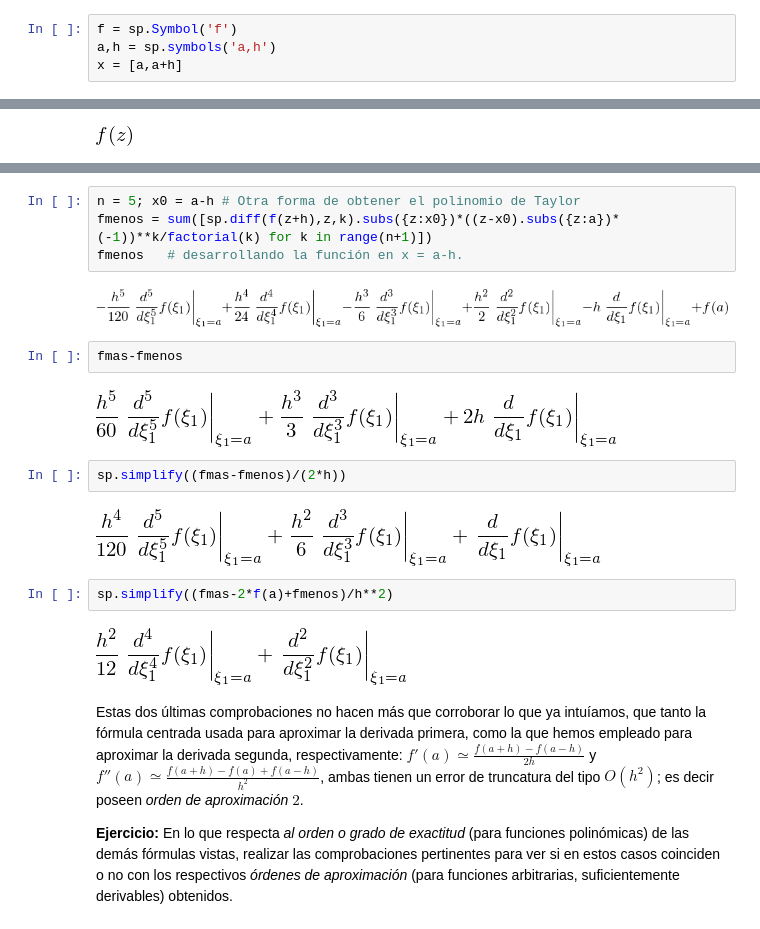
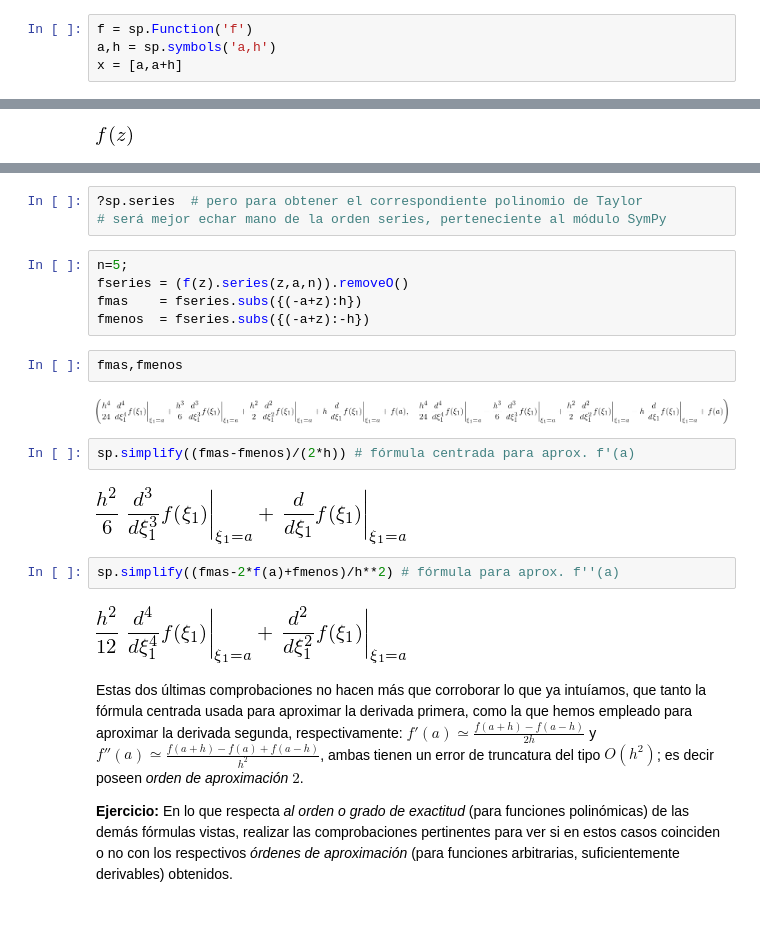
Before and after one commit to prodelas/TallerPythonUGR, a Jupyter notebook: PracticasNumerico/Práctica sobre Derivación e Integración Numérica.ipynb, the cells around one changed output, grey strips where cells are left out. Saved outputs shown, nothing was run; the diff lists cells and outputs as text.

```diff
--- a/PracticasNumerico/Práctica sobre Derivación e Integración Numérica.ipynb
+++ b/PracticasNumerico/Práctica sobre Derivación e Integración Numérica.ipynb
@@ -56,7 +56,7 @@ el punto $a$ y/o ciertos puntos cercanos a su derecha e/o izquierda, de la forma
 
 Las primeras fórmulas que vamos a obtener son las que utilizan los nodos $a$ y $a+h$, o $a-h$, para la derivada primera.
 # %%
-f = sp.Symbol('f')
+f = sp.Function('f')
 a,h = sp.symbols('a,h')
 x = [a,a+h]
 # %%
@@ -265,19 +252,21 @@ fmas   # desarrollando la función en x = a+h.
-# %%
-n = 5; x0 = a-h # Otra forma de obtener el polinomio de Taylor
-fmenos = sum([sp.diff(f(z+h),z,k).subs({z:x0})*((z-x0).subs({z:a})*(-1))**k/factorial(k) for k in range(n+1)])
-fmenos   # desarrollando la función en x = a-h.
-# %% [output]
-[figure, removed]
+# %%
+?sp.series  # pero para obtener el correspondiente polinomio de Taylor
+# será mejor echar mano de la orden series, perteneciente al módulo SymPy
+# %%
+n=5;
+fseries = (f(z).series(z,a,n)).removeO()
+fmas    = fseries.subs({(-a+z):h})
+fmenos  = fseries.subs({(-a+z):-h})
 # %%
-fmas-fmenos
+fmas,fmenos
 # %% [output]
-[figure, old version]
+[figure, new version]
 # %%
-sp.simplify((fmas-fmenos)/(2*h))
+sp.simplify((fmas-fmenos)/(2*h)) # fórmula centrada para aprox. f'(a)
 # %% [output]
-[figure, old version]
+[figure, new version]
 # %%
-sp.simplify((fmas-2*f(a)+fmenos)/h**2)
+sp.simplify((fmas-2*f(a)+fmenos)/h**2) # fórmula para aprox. f''(a)
 # %% [output]
 [figure]
 # %% [markdown]
```
Also changed, not shown: parts of 10 cells of this notebook.
